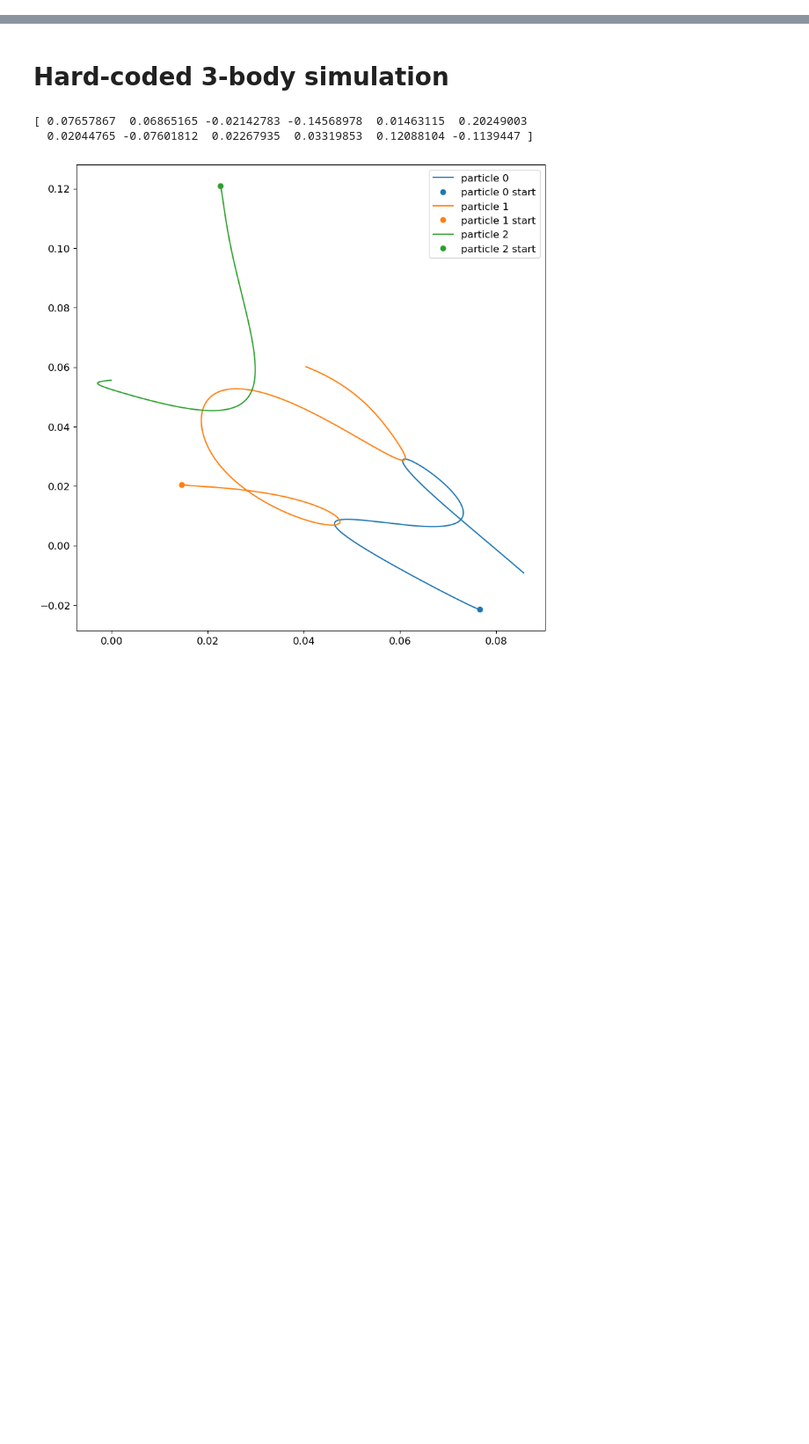
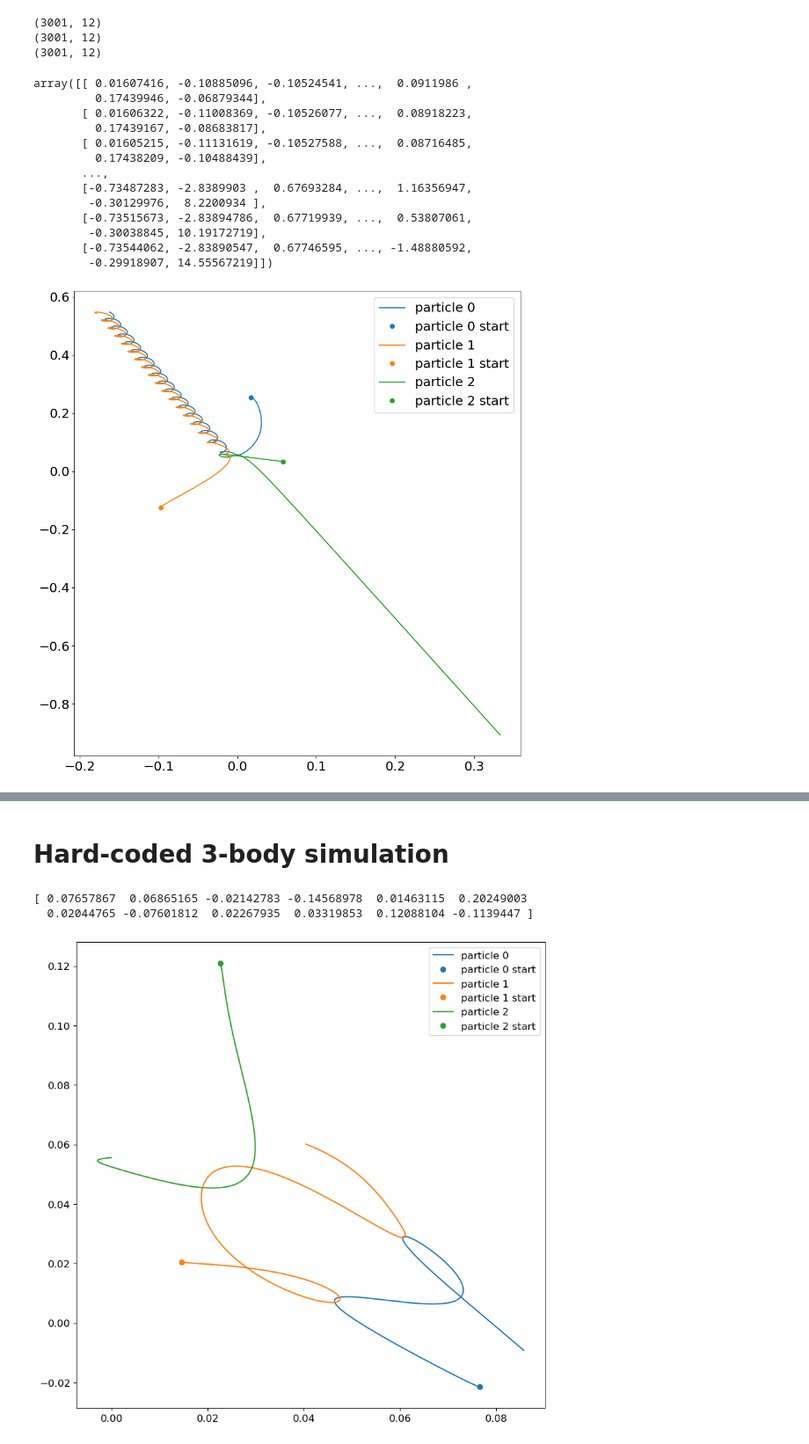
Before and after one commit to zbrookshowe/yukawa-sindy, a Jupyter notebook: Yukawa3body.ipynb, the cells around one changed output, grey strips where cells are left out. Shown at 88% size. Saved outputs shown, nothing was run; the diff lists cells and outputs as text; code cells hidden in the pictures; blank space fills up the shorter version.

```diff
--- a/Yukawa3body.ipynb
+++ b/Yukawa3body.ipynb
@@ -180,0 +282,28 @@ vy2 = 0.24738138107623173
+# %%
+sim = Yukawa3body()
+np.random.seed(102938)
+for i in range(3):
+    sim.generate_init_cond()
+    sim.simulate(3e-1,dt=1e-4)
+    print(sim.x.shape)
+    sim.plot(which='position')
+
+sim.x
+# %% [output]
+(3001, 12)
+(3001, 12)
+(3001, 12)
+array([[ 0.01607416, -0.10885096, -0.10524541, ...,  0.0911986 ,
+         0.17439946, -0.06879344],
+       [ 0.01606322, -0.11008369, -0.10526077, ...,  0.08918223,
+         0.17439167, -0.08683817],
+       [ 0.01605215, -0.11131619, -0.10527588, ...,  0.08716485,
+         0.17438209, -0.10488439],
+       ...,
+       [-0.73487283, -2.8389903 ,  0.67693284, ...,  1.16356947,
+        -0.30129976,  8.2200934 ],
+       [-0.73515673, -2.83894786,  0.67719939, ...,  0.53807061,
+        -0.30038845, 10.19172719],
+       [-0.73544062, -2.83890547,  0.67746595, ..., -1.48880592,
+        -0.29918907, 14.55567219]])
+[figure, added]
```
Also changed, not shown: parts of 8 cells of this notebook.
